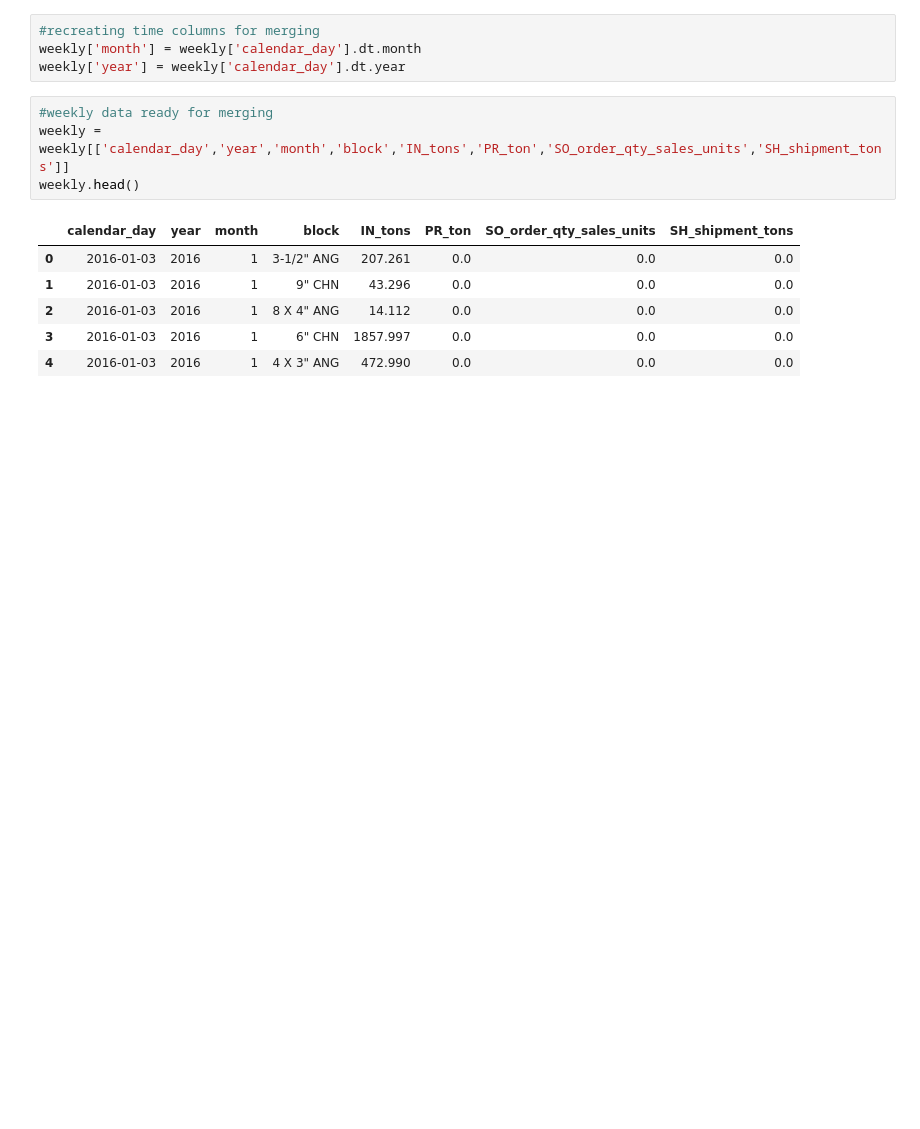
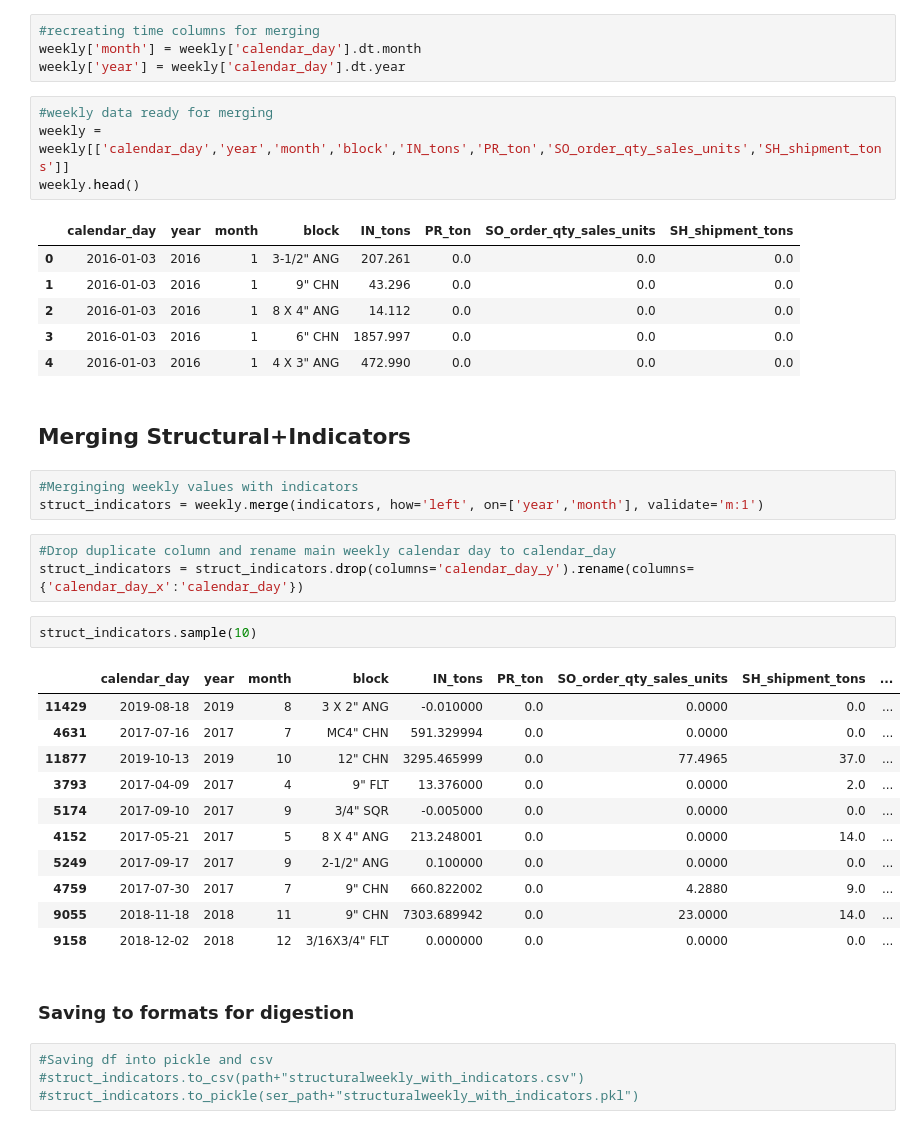
Before and after one commit to jvac06/pft, a Jupyter notebook: scripts/index_merge.ipynb, the cells around one changed output. Drawn from its saved outputs; the diff is of its cells as text; blank space fills up the shorter version.

```diff
--- a/scripts/index_merge.ipynb
+++ b/scripts/index_merge.ipynb
@@ -258,3 +274,31 @@ weekly.head()
 | 2 | 2016-01-03 | 2016 | 1 | 8 X 4" ANG | 14.112 | 0.0 | 0.0 | 0.0 |
 | 3 | 2016-01-03 | 2016 | 1 | 6" CHN | 1857.997 | 0.0 | 0.0 | 0.0 |
 | 4 | 2016-01-03 | 2016 | 1 | 4 X 3" ANG | 472.990 | 0.0 | 0.0 | 0.0 |
+# %% [markdown]
+## Merging Structural+Indicators
+# %%
+#Merginging weekly values with indicators
+struct_indicators = weekly.merge(indicators, how='left', on=['year','month'], validate='m:1')
+# %%
+#Drop duplicate column and rename main weekly calendar day to calendar_day
+struct_indicators = struct_indicators.drop(columns='calendar_day_y').rename(columns={'calendar_day_x':'calendar_day'})
+# %%
+struct_indicators.sample(10)
+# %% [output]
+|  | calendar_day | year | month | block | IN_tons | PR_ton | SO_order_qty_sales_units | SH_shipment_tons | ... |
+| 11429 | 2019-08-18 | 2019 | 8 | 3 X 2" ANG | -0.010000 | 0.0 | 0.0000 | 0.0 | ... |
+| 4631 | 2017-07-16 | 2017 | 7 | MC4" CHN | 591.329994 | 0.0 | 0.0000 | 0.0 | ... |
+| 11877 | 2019-10-13 | 2019 | 10 | 12" CHN | 3295.465999 | 0.0 | 77.4965 | 37.0 | ... |
+| 3793 | 2017-04-09 | 2017 | 4 | 9" FLT | 13.376000 | 0.0 | 0.0000 | 2.0 | ... |
+| 5174 | 2017-09-10 | 2017 | 9 | 3/4" SQR | -0.005000 | 0.0 | 0.0000 | 0.0 | ... |
+| 4152 | 2017-05-21 | 2017 | 5 | 8 X 4" ANG | 213.248001 | 0.0 | 0.0000 | 14.0 | ... |
+| 5249 | 2017-09-17 | 2017 | 9 | 2-1/2" ANG | 0.100000 | 0.0 | 0.0000 | 0.0 | ... |
+| 4759 | 2017-07-30 | 2017 | 7 | 9" CHN | 660.822002 | 0.0 | 4.2880 | 9.0 | ... |
+| 9055 | 2018-11-18 | 2018 | 11 | 9" CHN | 7303.689942 | 0.0 | 23.0000 | 14.0 | ... |
+| 9158 | 2018-12-02 | 2018 | 12 | 3/16X3/4" FLT | 0.000000 | 0.0 | 0.0000 | 0.0 | ... |
+# %% [markdown]
+### Saving to formats for digestion
+# %%
+#Saving df into pickle and csv
+#struct_indicators.to_csv(path+"structuralweekly_with_indicators.csv")
+#struct_indicators.to_pickle(ser_path+"structuralweekly_with_indicators.pkl")
```
Also changed, not shown: parts of 9 cells of this notebook, 3 other files.
